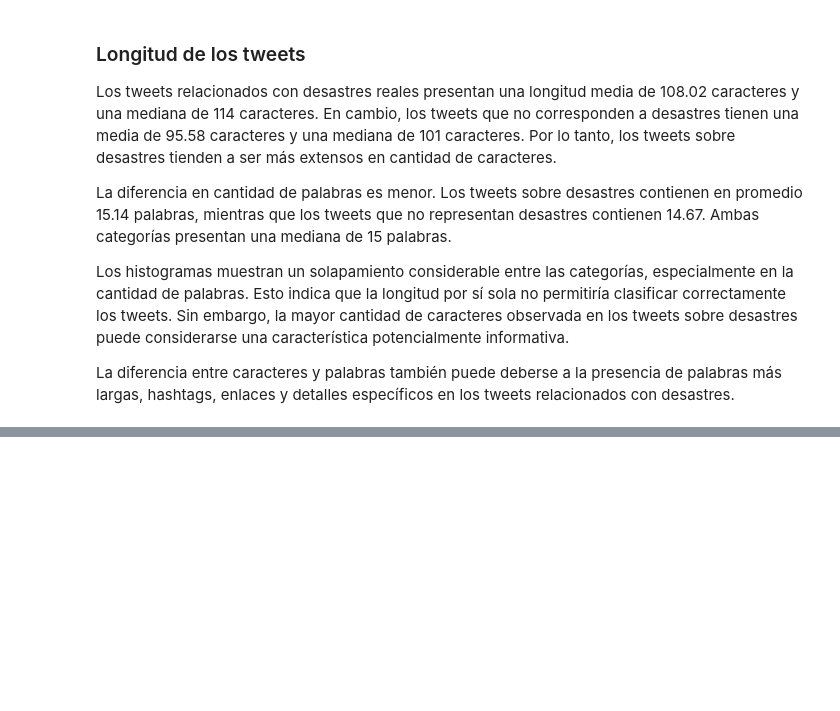
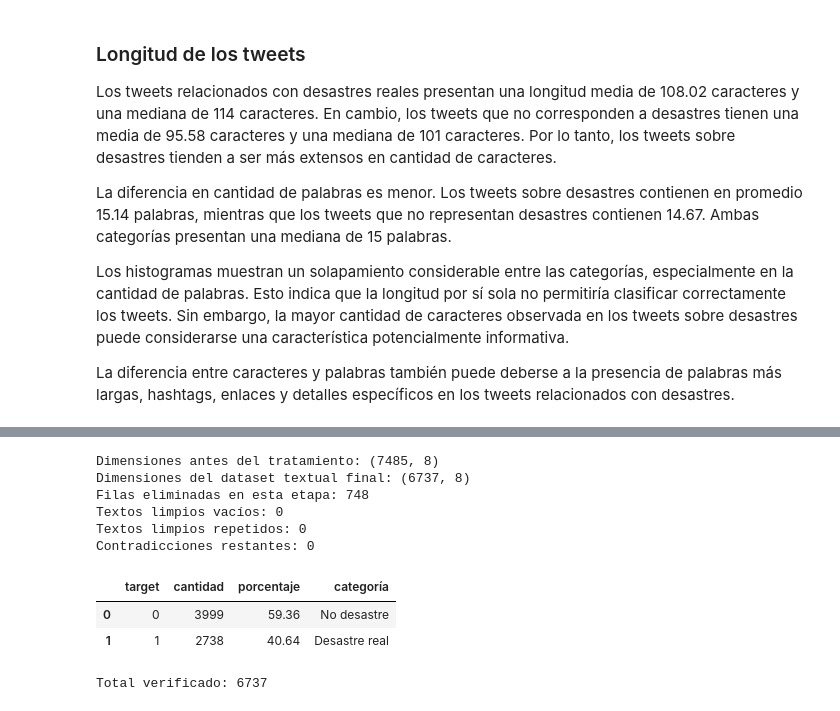
Before and after one commit to tismajo/CC3084-Laboratorio5, a Jupyter notebook: Laboratorio5.ipynb, the cells around one changed output, grey strips where cells are left out. Saved outputs shown, nothing was run; the diff lists cells and outputs as text; code cells hidden in the pictures; blank space fills up the shorter version.

```diff
--- a/Laboratorio5.ipynb
+++ b/Laboratorio5.ipynb
@@ -470,0 +796,71 @@ La diferencia entre caracteres y palabras también puede deberse a la presencia
+# %%
+# Eliminar textos limpios con etiquetas contradictorias
+df_text = df_clean[
+    ~df_clean["clean_text"].isin(clean_conflicting_texts)
+].copy()
+
+# Conservar una sola aparición de cada texto limpio consistente
+df_text = (
+    df_text
+    .drop_duplicates(subset="clean_text", keep="first")
+    .reset_index(drop=True)
+)
+
+print("Dimensiones antes del tratamiento:", df_clean.shape)
+print("Dimensiones del dataset textual final:", df_text.shape)
+print("Filas eliminadas en esta etapa:", len(df_clean) - len(df_text))
+
+print(
+    "Textos limpios vacíos:",
+    df_text["clean_text"].str.strip().eq("").sum()
+)
+
+print(
+    "Textos limpios repetidos:",
+    df_text["clean_text"].duplicated().sum()
+)
+
+print(
+    "Contradicciones restantes:",
+    (df_text.groupby("clean_text")["target"].nunique() > 1).sum()
+)
+# %% [output]
+Dimensiones antes del tratamiento: (7485, 8)
+Dimensiones del dataset textual final: (6737, 8)
+Filas eliminadas en esta etapa: 748
+Textos limpios vacíos: 0
+Textos limpios repetidos: 0
+Contradicciones restantes: 0
+# %%
+final_target_summary = (
+    df_text["target"]
+    .value_counts()
+    .sort_index()
+    .rename_axis("target")
+    .reset_index(name="cantidad")
+)
+
+final_target_summary["porcentaje"] = (
+    final_target_summary["cantidad"]
+    / len(df_text)
+    * 100
+).round(2)
+
+final_target_summary["categoría"] = (
+    final_target_summary["target"].map({
+        0: "No desastre",
+        1: "Desastre real"
+    })
+)
+
+display(final_target_summary)
+
+print(
+    "Total verificado:",
+    final_target_summary["cantidad"].sum()
+)
+# %% [output]
+|  | target | cantidad | porcentaje | categoría |
+| 0 | 0 | 3999 | 59.36 | No desastre |
+| 1 | 1 | 2738 | 40.64 | Desastre real |
+Total verificado: 6737
```
Also changed, not shown: parts of 10 cells of this notebook.
